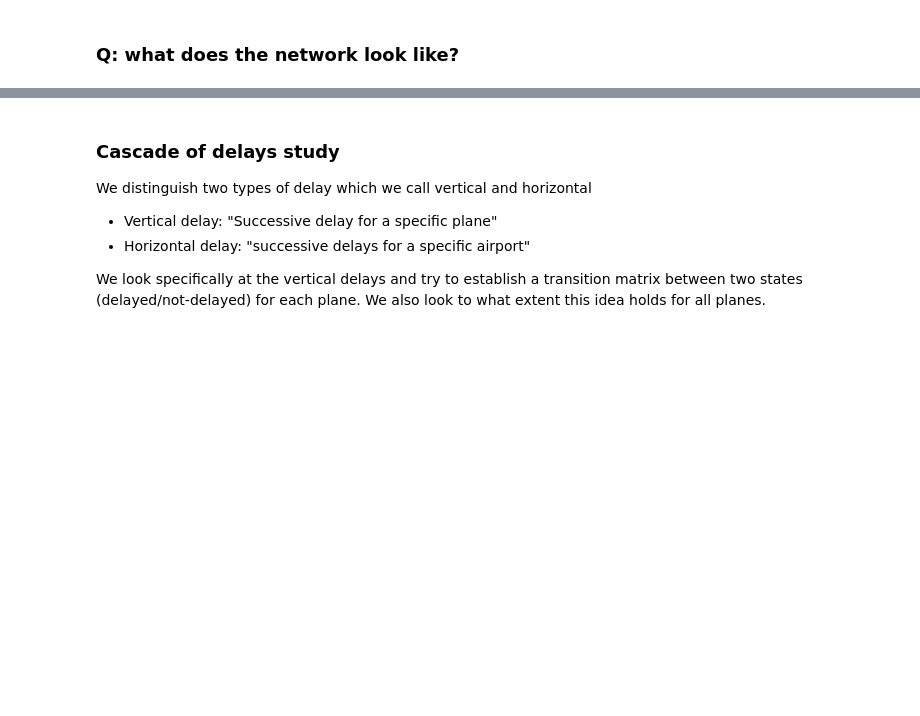
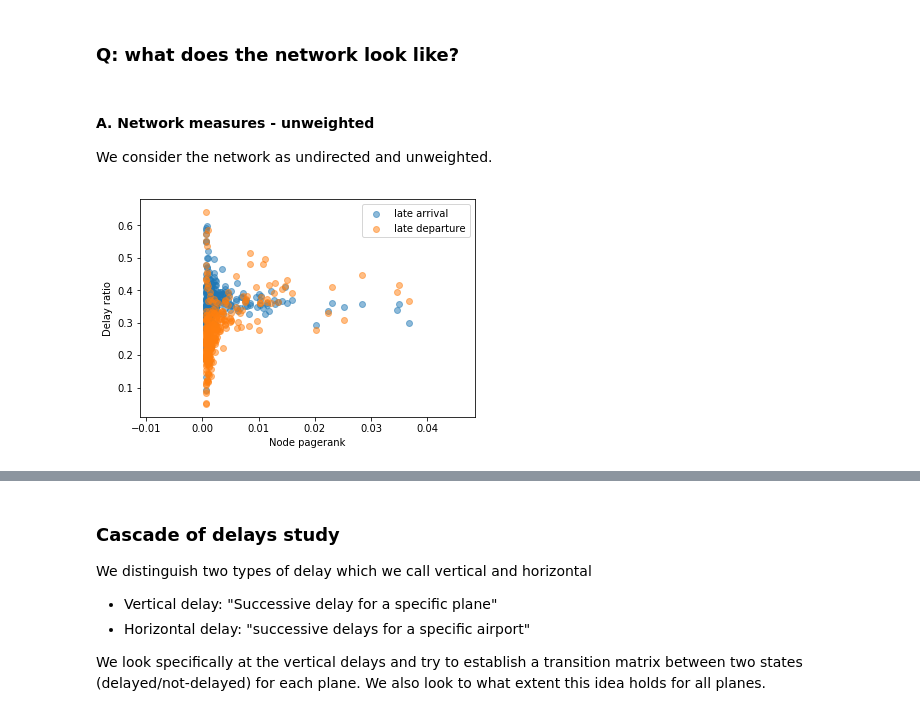
Before and after one commit to B4rtDC/CBNA, a Jupyter notebook: exporation.ipynb, the cells around one changed output, grey strips where cells are left out. Cells and saved outputs as stored; diff of their text form; code cells hidden in the pictures; blank space fills up the shorter version.

```diff
--- a/exporation.ipynb
+++ b/exporation.ipynb
@@ -81,3 +87,11 @@ airports.shape
+# %%
+# fix the values
+airports.loc[96,"LATITUDE"] = 30.352373
+airports.loc[96,"LONGITUDE"] = -82.524017
+airports.loc[234,"LATITUDE"] = 40.497639
+airports.loc[234,"LONGITUDE"] = -80.239563
+airports.loc[313,"LATITUDE"] =  29.678551
+airports.loc[313,"LONGITUDE"] = -82.276901
 # %%
 # Get all the planes from the dataframe
 planes = df_fl.TAIL_NUMBER.unique()
@@ -214,3 +230,38 @@ plt.ylim(0,0.08);
 [figure]
 # %% [markdown]
 ### Q: what does the network look like?
+# %% [markdown]
+#### A. Network measures - unweighted
+We consider the network as undirected and unweighted.
+# %%
+# Get an idea of the flight combinations
+flight_counts = df_fl.groupby(['O_A', 'D_A']).size()
+# Get the edges and write the to a list:
+edges = [(x[0], x[1]) for x in flight_counts.index.tolist()]
+# Generate network from edges
+G = nx.Graph()
+# Add edges
+G.add_edges_from(edges)
+
+# Set node attributes for Gephi geo-layout
+attrs = {node:{'longitude':np.asscalar(airports[airports.IATA_CODE == node]["LONGITUDE"].values),
+               'latitude':np.asscalar(airports[airports.IATA_CODE == node]["LATITUDE"].values)} for node in G.nodes}
+nx.set_node_attributes(G,attrs)
+
+# write output to file for gephi
+nx.write_gexf(G,"simpleflightnetlocations.gexf")
+# %%
+# calculate some measures
+G_pr = nx.pagerank(G) # dict
+G_dc = nx.algorithms.centrality.degree_centrality(G) # dict
+# %%
+x = [G_pr[x] for x in delaydf.index]
+y1 = delaydf.late_arrival.values
+y2 = delaydf.late_departure.values
+plt.scatter(x,y1,alpha=0.5,label="late arrival");
+plt.scatter(x,y2,alpha=0.5,label="late departure");
+plt.xlabel("Node pagerank");
+plt.ylabel("Delay ratio");
+plt.legend();
+# %% [output]
+[figure, added]
```
Also changed, not shown: parts of 11 cells of this notebook, 2 other files.
